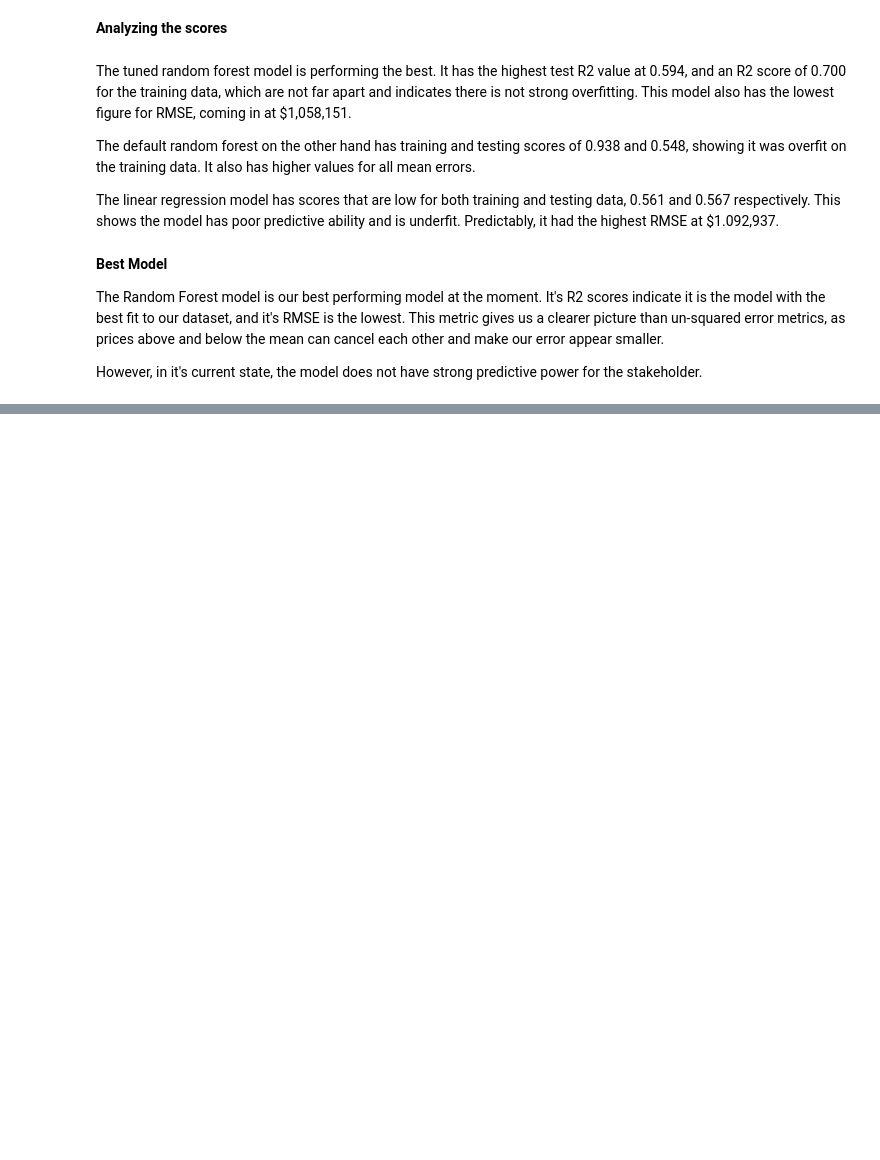
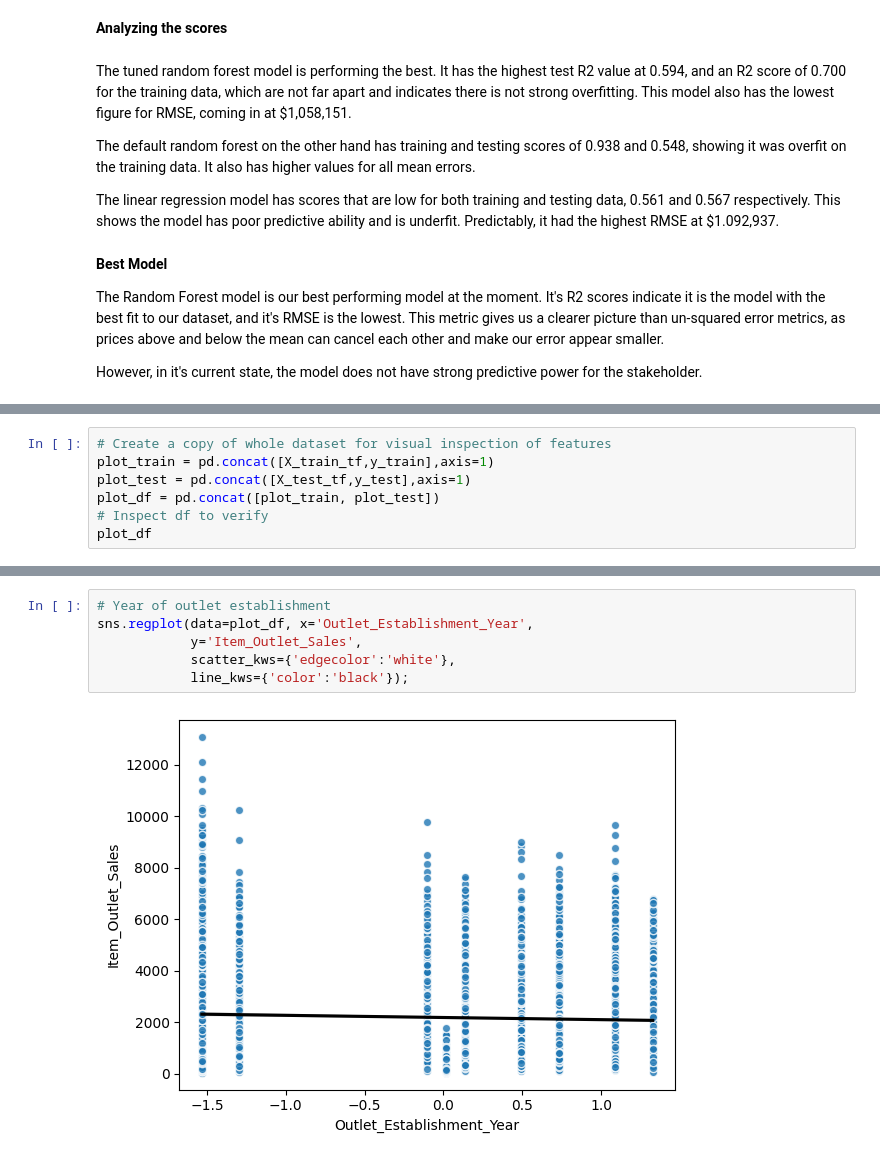
Before and after one commit to JKDS87/Sales-Predictions, a Jupyter notebook: Sales_Predictions_NB.ipynb, the cells around one changed output, grey strips where cells are left out. Cells and saved outputs as stored; diff of their text form; blank space fills up the shorter version.

```diff
--- a/Sales_Predictions_NB.ipynb
+++ b/Sales_Predictions_NB.ipynb
@@ -559,0 +742,7 @@ However, in it's current state, the model does not have strong predictive power
+# %%
+# Create a copy of whole dataset for visual inspection of features
+plot_train = pd.concat([X_train_tf,y_train],axis=1)
+plot_test = pd.concat([X_test_tf,y_test],axis=1)
+plot_df = pd.concat([plot_train, plot_test])
+# Inspect df to verify
+plot_df
@@ -559,0 +763,8 @@ However, in it's current state, the model does not have strong predictive power
+# %%
+# Year of outlet establishment
+sns.regplot(data=plot_df, x='Outlet_Establishment_Year',
+            y='Item_Outlet_Sales',
+            scatter_kws={'edgecolor':'white'},
+            line_kws={'color':'black'});
+# %% [output]
+[figure, added]
```
Also changed, not shown: parts of 41 cells of this notebook.
